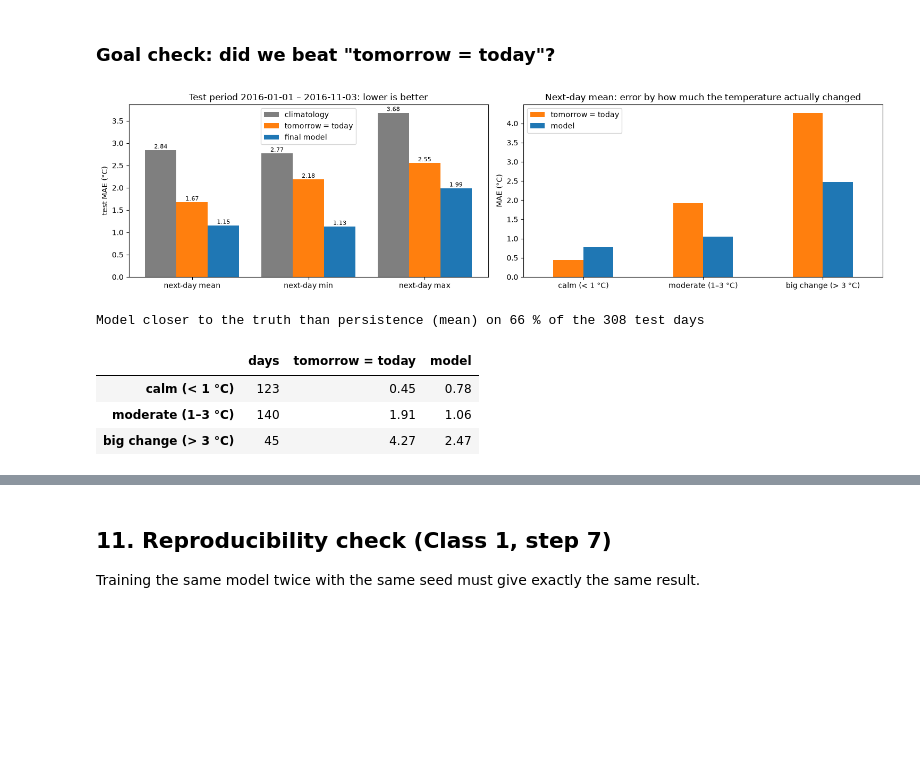
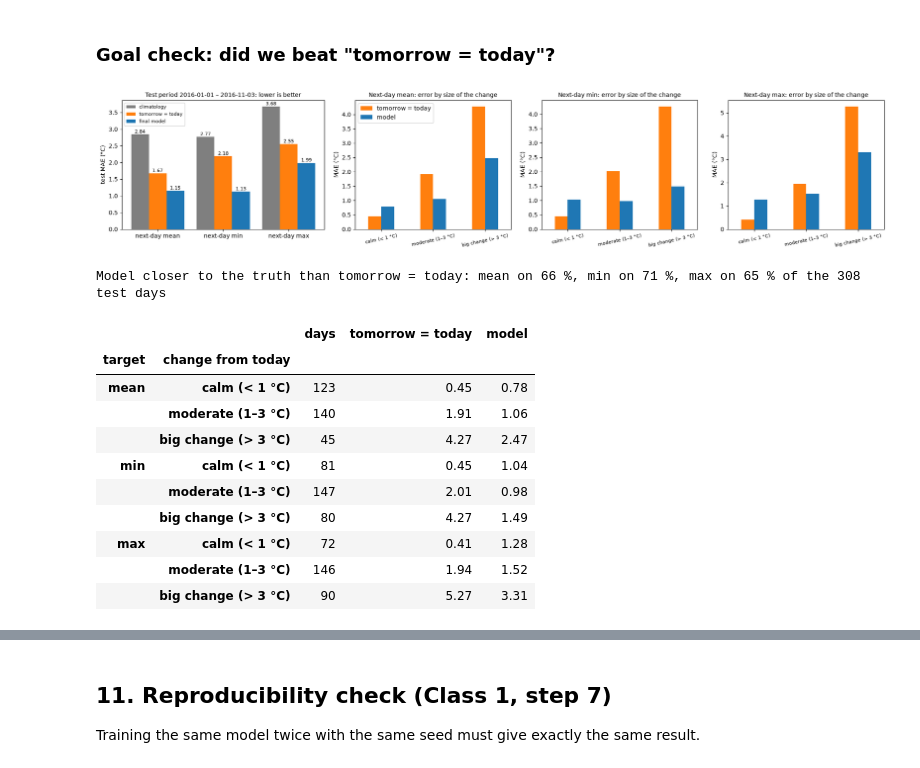
Before and after one commit to kacekk/weather_forecast_DL, a Jupyter notebook: weather_forecast.ipynb, the cells around one changed output, grey strips where cells are left out. Saved outputs shown, nothing was run; the diff lists cells and outputs as text; code cells hidden in the pictures; blank space fills up the shorter version.

```diff
--- a/weather_forecast.ipynb
+++ b/weather_forecast.ipynb
@@ -1418,15 +1422,18 @@ A live demonstration (seed 123, trained here): first the learning curves of the
 # %%
+# Learning curves (seed 123, trained here): the Class 2 baseline and the network chosen for each target
+runs_demo = [("Class 2 baseline (mean)", CONFIG["baseline"], "mean")]
+runs_demo += [(f"chosen for the {t}: {final[t]['model']}", final[t]["params"], t) for t in TARGETS]
 demo = {}
-for name, p in [("Class 2 baseline (mean)", CONFIG["baseline"]), (f"chosen for the mean: {final['mean']['model']}", final["mean"]["params"])]:
+for name, p, t in runs_demo:
     res, model, prep, hist = train_eval(ds, p, 123, tr, va, return_model=True)
     demo[name] = (model, prep, hist)
-    print(f"{name:55s}: validation MAE (mean) {res['val_mae_mean']:.3f} °C (best epoch {res['best_epoch']})")
-fig, ax = plt.subplots(1, 2, figsize=(13, 3.5), sharey=True)
+    print(f"{name:55s}: validation MAE ({t}) {res[f'val_mae_{t}']:.3f} °C (best epoch {res['best_epoch']})")
+fig, ax = plt.subplots(1, len(demo), figsize=(5 * len(demo), 3.5))
 for a, (name, (_, prep, hist)) in zip(ax, demo.items()):
     a.plot(np.array(hist.history["mae"]) * np.mean(prep.sd_y), label="train")
     a.plot(np.array(hist.history["val_mae"]) * np.mean(prep.sd_y), label="validation")
-    a.set_title(name, fontsize=10); a.set_xlabel("epoch"); a.legend()
-ax[0].set_ylabel("MAE (°C, approx.)"); ax[0].set_ylim(0.8, 3)
+    a.set_title(name, fontsize=9); a.set_xlabel("epoch"); a.legend()
+ax[0].set_ylabel("MAE (°C, approx.)")
 plt.tight_layout(); plt.show()
 # %% [output]
 Class 2 baseline (mean)                                : validation MAE (mean) 1.476 °C (best epoch 17)
@@ -1652,36 +1674,50 @@ else:
 # %% [markdown]
 ### Goal check: did we beat "tomorrow = today"?
 # %%
-fig, axes = plt.subplots(1, 2, figsize=(15, 4))
+fig, axes = plt.subplots(1, 4, figsize=(19, 4), gridspec_kw={"width_ratios": [1.3, 1, 1, 1]})
 labels = [f"next-day {t}" for t in CONFIG["targets"]]
 x = np.arange(len(labels)); w = 0.27
 for k, (name, key, color) in enumerate([("climatology", "climatology_mae", "tab:gray"),
                                         ("tomorrow = today", "persistence_mae", "tab:orange"),
                                         ("final model", "seed_ensemble_mae", "tab:blue")]):
     v = [test[t][key] for t in CONFIG["targets"]]
     bars = axes[0].bar(x + (k - 1) * w, v, w, label=name, color=color)
     for b_, val in zip(bars, v):
         axes[0].text(b_.get_x() + b_.get_width() / 2, val + 0.04, f"{val:.2f}", ha="center", fontsize=8)
-axes[0].set_xticks(x, labels); axes[0].set_ylabel("test MAE (°C)"); axes[0].legend()
-axes[0].set_title(f"Test period {test['period']}: lower is better")
+axes[0].set_xticks(x, labels); axes[0].set_ylabel("test MAE (°C)"); axes[0].legend(fontsize=8)
+axes[0].set_title(f"Test period {test['period']}: lower is better", fontsize=10)
 
-chg = (tp["actual_mean"] - tp["persistence_mean"]).abs()
-err_model = (tp["pred_mean"] - tp["actual_mean"]).abs()
-err_pers = (tp["persistence_mean"] - tp["actual_mean"]).abs()
-bins_c = pd.cut(chg, [0, 1, 3, 20], labels=["calm (< 1 °C)", "moderate (1–3 °C)", "big change (> 3 °C)"], include_lowest=True)
-by = pd.DataFrame({"days": bins_c.value_counts().sort_index(),
-                   "tomorrow = today": err_pers.groupby(bins_c, observed=False).mean(),
-                   "model": err_model.groupby(bins_c, observed=False).mean()})
-by[["tomorrow = today", "model"]].plot.bar(ax=axes[1], color=["tab:orange", "tab:blue"], rot=0)
-axes[1].set_title("Next-day mean: error by how much the temperature actually changed"); axes[1].set_ylabel("MAE (°C)")
+# Error by how much the target actually changed from today, for each target
+groups, closer = [], {}
+for t, ax in zip(TARGETS, axes[1:]):
+    chg = (tp[f"actual_{t}"] - tp[f"persistence_{t}"]).abs()
+    err_model = (tp[f"pred_{t}"] - tp[f"actual_{t}"]).abs()
+    err_pers = (tp[f"persistence_{t}"] - tp[f"actual_{t}"]).abs()
+    bins_c = pd.cut(chg, [0, 1, 3, 30], labels=["calm (< 1 °C)", "moderate (1–3 °C)", "big change (> 3 °C)"], include_lowest=True)
+    by = pd.DataFrame({"days": bins_c.value_counts().sort_index(),
+                       "tomorrow = today": err_pers.groupby(bins_c, observed=False).mean(),
+                       "model": err_model.groupby(bins_c, observed=False).mean()})
+    by[["tomorrow = today", "model"]].plot.bar(ax=ax, color=["tab:orange", "tab:blue"], rot=12, legend=t == "mean")
+    ax.set_title(f"Next-day {t}: error by size of the change", fontsize=10); ax.set_ylabel("MAE (°C)"); ax.set_xlabel("")
+    ax.tick_params(axis="x", labelsize=8)
+    groups.append(by.assign(target=t).reset_index(names="change from today").set_index(["target", "change from today"]))
+    closer[t] = 100 * (err_model < err_pers).mean()
 plt.tight_layout(); plt.show()
-print(f"Model closer to the truth than persistence (mean) on {100 * (err_model < err_pers).mean():.0f} % of the {len(tp)} test days")
-by.round(2)
+print("Model closer to the truth than tomorrow = today: "
+      + ", ".join(f"{t} on {v:.0f} %" for t, v in closer.items()) + f" of the {len(tp)} test days")
+pd.concat(groups).round(2)
 # %% [output]
-[figure, old version]
+[figure, new version]
-Model closer to the truth than persistence (mean) on 66 % of the 308 test days
+Model closer to the truth than tomorrow = today: mean on 66 %, min on 71 %, max on 65 % of the 308 test days
-|  | days | tomorrow = today | model |
-| calm (< 1 °C) | 123 | 0.45 | 0.78 |
-| moderate (1–3 °C) | 140 | 1.91 | 1.06 |
-| big change (> 3 °C) | 45 | 4.27 | 2.47 |
+|  |  | days | tomorrow = today | model |
+| target | change from today |  |  |  |
+| mean | calm (< 1 °C) | 123 | 0.45 | 0.78 |
+|  | moderate (1–3 °C) | 140 | 1.91 | 1.06 |
+|  | big change (> 3 °C) | 45 | 4.27 | 2.47 |
+| min | calm (< 1 °C) | 81 | 0.45 | 1.04 |
+|  | moderate (1–3 °C) | 147 | 2.01 | 0.98 |
+|  | big change (> 3 °C) | 80 | 4.27 | 1.49 |
+| max | calm (< 1 °C) | 72 | 0.41 | 1.28 |
+|  | moderate (1–3 °C) | 146 | 1.94 | 1.52 |
+|  | big change (> 3 °C) | 90 | 5.27 | 3.31 |
 # %%
```
Also changed, not shown: parts of 11 cells of this notebook, 9 other files.
